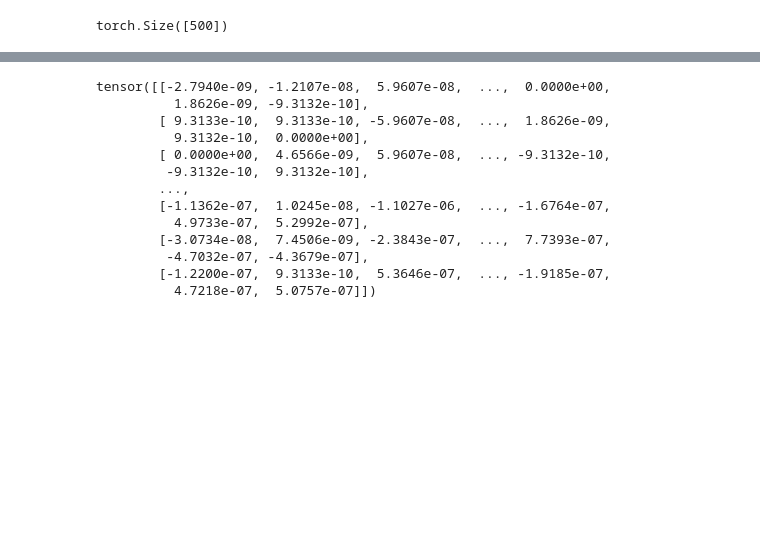
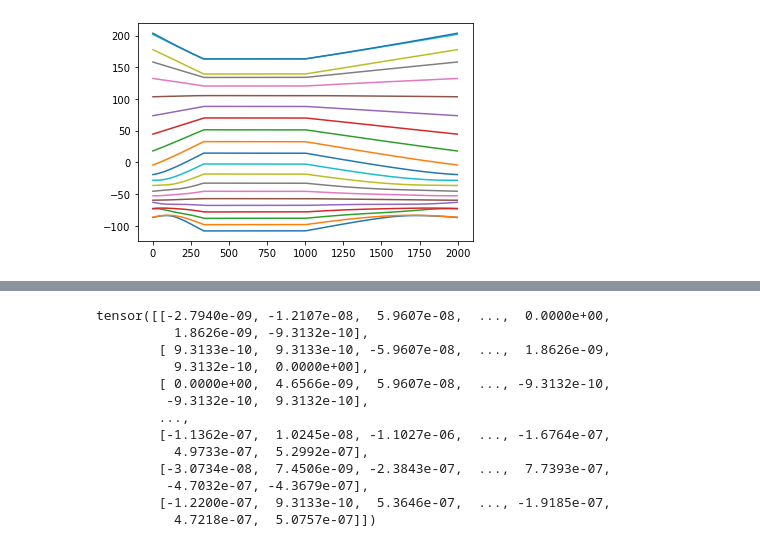
Before and after one commit to Vinther901/Quantum-Optimal-Control, a Jupyter notebook: 1DToyExample/RunExperiments.ipynb, the cells around one changed output, grey strips where cells are left out. Cells and saved outputs as stored; diff of their text form; code cells hidden in the pictures; blank space fills up the shorter version.

```diff
--- a/1DToyExample/RunExperiments.ipynb
+++ b/1DToyExample/RunExperiments.ipynb
@@ -63,4 +64,4 @@ obj.plot_occupancy(indices=[0,1,2,4])
-# %%
-obj.get_control().shape
-# %% [output]
-torch.Size([500])
+# %%
+plt.plot(obj.E0s);
+# %% [output]
+[figure, added]
```
Also changed, not shown: parts of 5 cells of this notebook, 4 other files.
